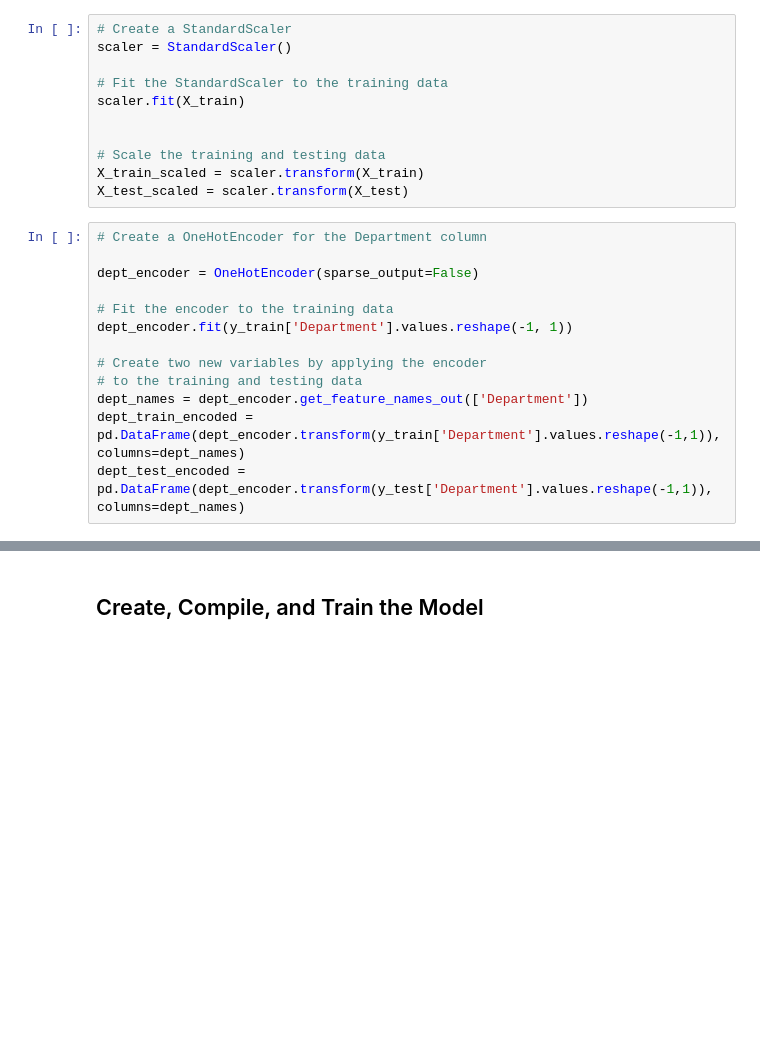
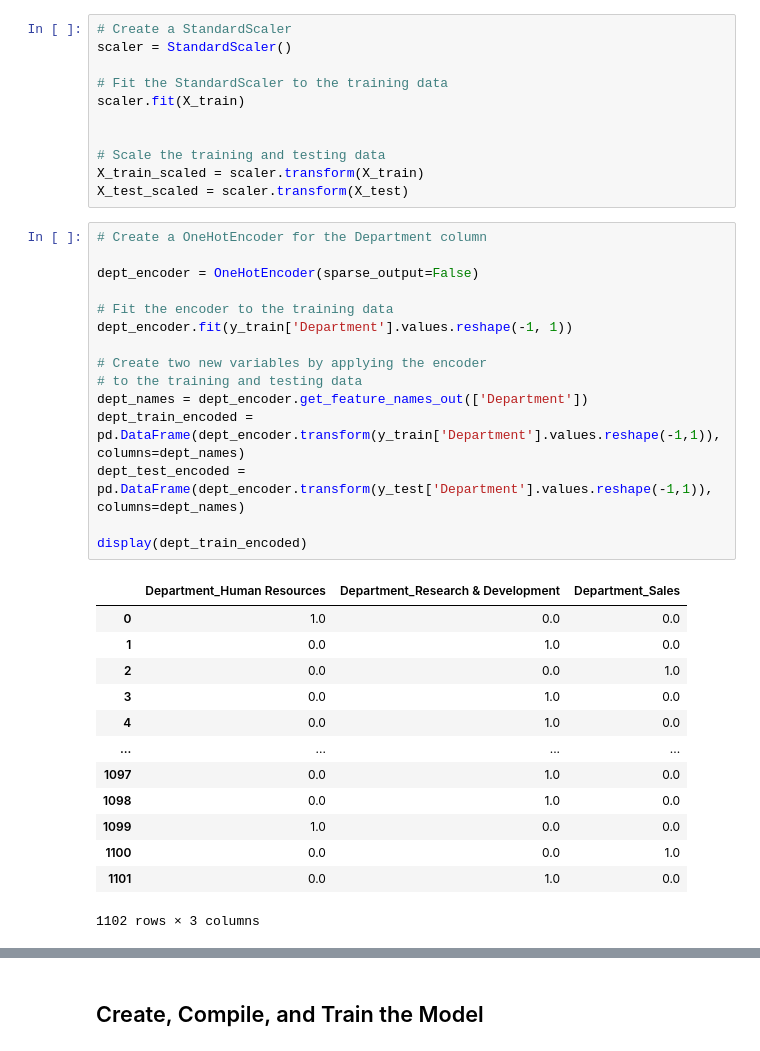
Before and after one commit to piiop/neural-network-challenge-2, a Jupyter notebook: attrition.ipynb, the cells around one changed output, grey strips where cells are left out. Drawn from its saved outputs; the diff is of its cells as text; blank space fills up the shorter version.

```diff
--- a/attrition.ipynb
+++ b/attrition.ipynb
@@ -96,16 +96,32 @@ X_test_scaled = scaler.transform(X_test)
 # %%
 # Create a OneHotEncoder for the Department column
 
 dept_encoder = OneHotEncoder(sparse_output=False)
 
 # Fit the encoder to the training data
 dept_encoder.fit(y_train['Department'].values.reshape(-1, 1))
 
 # Create two new variables by applying the encoder
 # to the training and testing data
 dept_names = dept_encoder.get_feature_names_out(['Department'])
 dept_train_encoded = pd.DataFrame(dept_encoder.transform(y_train['Department'].values.reshape(-1,1)), columns=dept_names)
 dept_test_encoded = pd.DataFrame(dept_encoder.transform(y_test['Department'].values.reshape(-1,1)), columns=dept_names)
+
+display(dept_train_encoded)
+# %% [output]
+|  | Department_Human Resources | Department_Research & Development | Department_Sales |
+| 0 | 1.0 | 0.0 | 0.0 |
+| 1 | 0.0 | 1.0 | 0.0 |
+| 2 | 0.0 | 0.0 | 1.0 |
+| 3 | 0.0 | 1.0 | 0.0 |
+| 4 | 0.0 | 1.0 | 0.0 |
+| ... | ... | ... | ... |
+| 1097 | 0.0 | 1.0 | 0.0 |
+| 1098 | 0.0 | 1.0 | 0.0 |
+| 1099 | 1.0 | 0.0 | 0.0 |
+| 1100 | 0.0 | 0.0 | 1.0 |
+| 1101 | 0.0 | 1.0 | 0.0 |
+1102 rows × 3 columns
 # %%
 
 # Create a OneHotEncoder for the Attrition column
```
Also changed, not shown: parts of 9 cells of this notebook.
